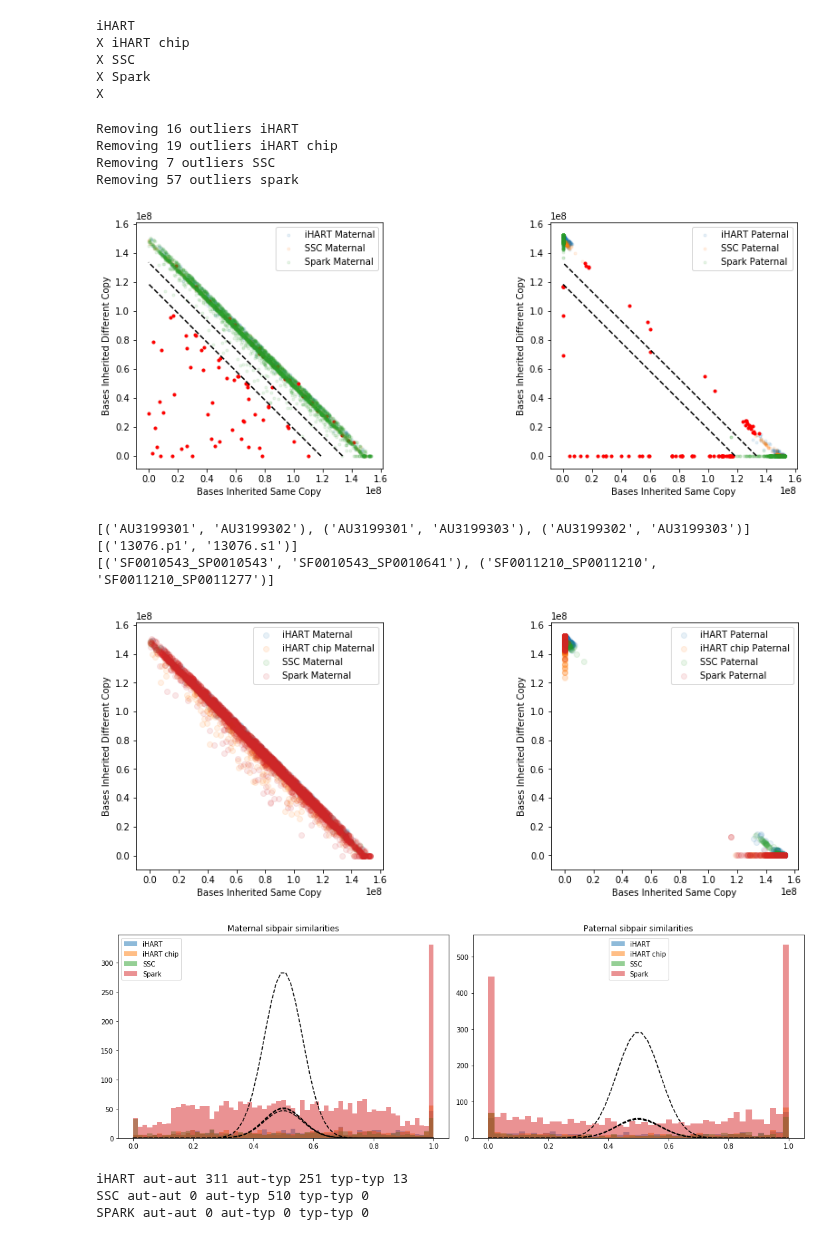
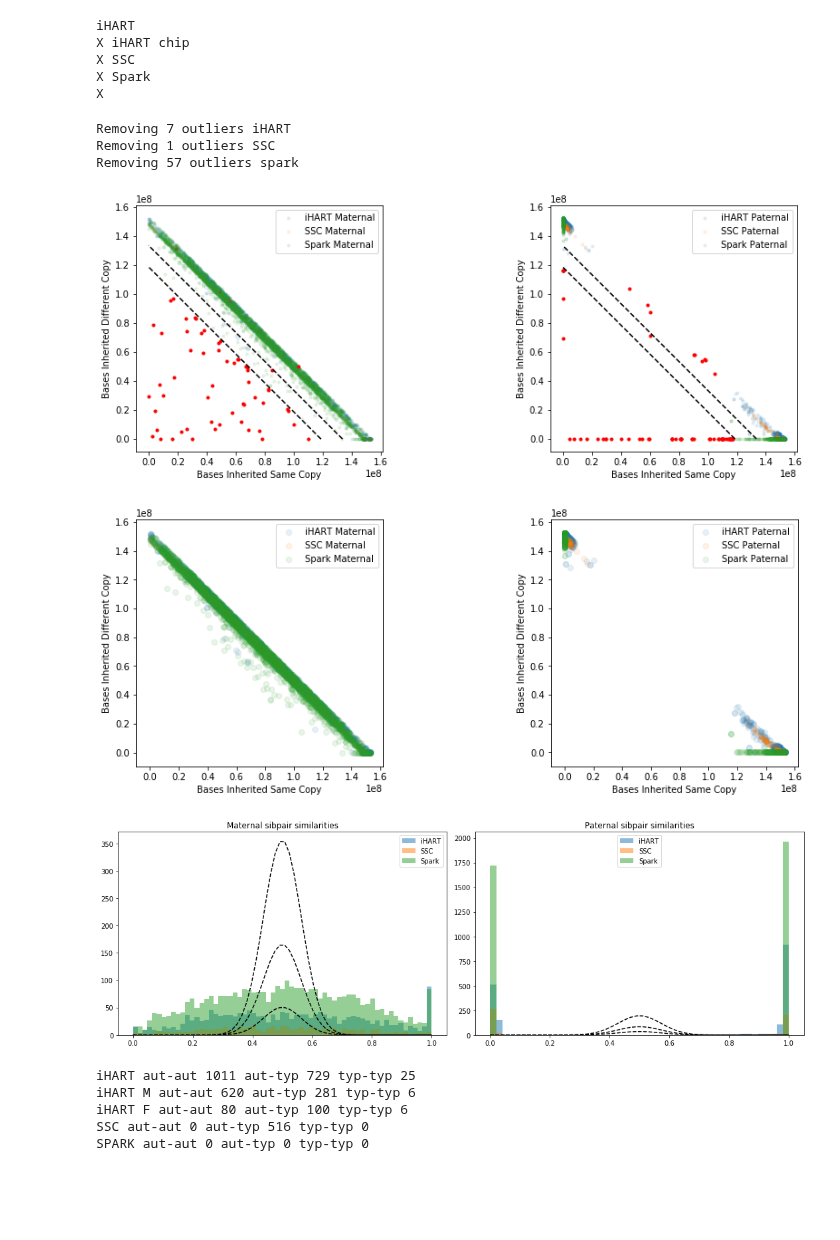
Before and after one commit to kpaskov/PhasingFamilies, a Jupyter notebook: analysis/Sibpair-Similarity.ipynb, the cells around one changed output. Drawn from its saved outputs; the diff is of its cells as text; code cells hidden in the pictures; blank space fills up the shorter version.

```diff
--- a/analysis/Sibpair-Similarity.ipynb
+++ b/analysis/Sibpair-Similarity.ipynb
@@ -187,7 +187,7 @@ X SSC
 X Spark
 X
 # %%
-ihart_sibpairs = sorted(set(ihart_sibpair_to_mat_match.keys()) & set(ihart_chip_sibpair_to_mat_match.keys()))
+ihart_sibpairs = sorted(set(ihart_sibpair_to_mat_match.keys()))# & set(ihart_chip_sibpair_to_mat_match.keys()))
 ssc_sibpairs = sorted(ssc_sibpair_to_mat_match.keys())
 spark_sibpairs = sorted(set(spark_sibpair_to_mat_match.keys())) #& set(spark_quad_sibpair_to_mat_match.keys()))
 
@@ -196,10 +196,10 @@ ihart_mat_mismatch = np.array([ihart_sibpair_to_mat_mismatch[k] for k in ihart_s
 ihart_pat_match = np.array([ihart_sibpair_to_pat_match[k] for k in ihart_sibpairs])
 ihart_pat_mismatch = np.array([ihart_sibpair_to_pat_mismatch[k] for k in ihart_sibpairs])
 
-ihart_chip_mat_match = np.array([ihart_chip_sibpair_to_mat_match[k] for k in ihart_sibpairs])
-ihart_chip_mat_mismatch = np.array([ihart_chip_sibpair_to_mat_mismatch[k] for k in ihart_sibpairs])
-ihart_chip_pat_match = np.array([ihart_chip_sibpair_to_pat_match[k] for k in ihart_sibpairs])
-ihart_chip_pat_mismatch = np.array([ihart_chip_sibpair_to_pat_mismatch[k] for k in ihart_sibpairs])
+#ihart_chip_mat_match = np.array([ihart_chip_sibpair_to_mat_match[k] for k in ihart_sibpairs])
+#ihart_chip_mat_mismatch = np.array([ihart_chip_sibpair_to_mat_mismatch[k] for k in ihart_sibpairs])
+#ihart_chip_pat_match = np.array([ihart_chip_sibpair_to_pat_match[k] for k in ihart_sibpairs])
+#ihart_chip_pat_mismatch = np.array([ihart_chip_sibpair_to_pat_mismatch[k] for k in ihart_sibpairs])
 
 ssc_mat_match = np.array([ssc_sibpair_to_mat_match[k] for k in ssc_sibpairs])
 ssc_mat_mismatch = np.array([ssc_sibpair_to_mat_mismatch[k] for k in ssc_sibpairs])
@@ -215,7 +215,7 @@ spark_pat_mismatch = np.array([spark_sibpair_to_pat_mismatch[k] for k in spark_s
 def find_outliers(mat_match, mat_mismatch, pat_match, pat_mismatch):
     if chroms == ['X']:
         m = np.median(np.vstack((mat_match+mat_mismatch, pat_match+pat_mismatch)))
-        pat_ok = (pat_match < 0.1*m) | (pat_mismatch < 0.1*m)
+        pat_ok = (pat_match < 0.25*m) | (pat_mismatch < 0.25*m)
         return ~pat_ok | (mat_match+mat_mismatch < 0.8*m)
     else:
         #sd_cutoff = stats.norm.isf(0.05/mat_match.shape[0])
@@ -237,8 +237,8 @@ def find_outliers(mat_match, mat_mismatch, pat_match, pat_mismatch):
 ihart_outliers = find_outliers(ihart_mat_match, ihart_mat_mismatch, ihart_pat_match, ihart_pat_mismatch)
 print('Removing %d outliers iHART' % np.sum(ihart_outliers))
 
-ihart_chip_outliers = find_outliers(ihart_chip_mat_match, ihart_chip_mat_mismatch, ihart_chip_pat_match, ihart_chip_pat_mismatch)
-print('Removing %d outliers iHART chip' % np.sum(ihart_chip_outliers))
+#ihart_chip_outliers = find_outliers(ihart_chip_mat_match, ihart_chip_mat_mismatch, ihart_chip_pat_match, ihart_chip_pat_mismatch)
+#print('Removing %d outliers iHART chip' % np.sum(ihart_chip_outliers))
 
 ssc_outliers = find_outliers(ssc_mat_match, ssc_mat_mismatch, ssc_pat_match, ssc_pat_mismatch)
 print('Removing %d outliers SSC' % np.sum(ssc_outliers))
@@ -246,9 +246,8 @@ print('Removing %d outliers SSC' % np.sum(ssc_outliers))
 spark_outliers = find_outliers(spark_mat_match, spark_mat_mismatch, spark_pat_match, spark_pat_mismatch)
 print('Removing %d outliers spark' % np.sum(spark_outliers))
 # %% [output]
-Removing 16 outliers iHART
-Removing 19 outliers iHART chip
-Removing 7 outliers SSC
+Removing 7 outliers iHART
+Removing 1 outliers SSC
 Removing 57 outliers spark
 # %%
 plt.figure(figsize=(15, 5))
@@ -303,19 +302,11 @@ plt.plot([0.9*m, 0], [0, 0.9*m], color='black', linestyle='--')
 
 plt.show()
 # %% [output]
-[figure, old version]
+[figure, new version]
-# %%
-print([ihart_sibpairs[i] for i in np.where((ihart_pat_match > 40000000) & (ihart_pat_mismatch > 40000000))[0]])
-print([ssc_sibpairs[i] for i in np.where((ssc_pat_match > 40000000) & (ssc_pat_mismatch > 40000000))[0]])
-print([spark_sibpairs[i] for i in np.where((spark_pat_match > 40000000) & (spark_pat_mismatch > 40000000))[0]])
-# %% [output]
-[('AU3199301', 'AU3199302'), ('AU3199301', 'AU3199303'), ('AU3199302', 'AU3199303')]
-[('13076.p1', '13076.s1')]
-[('SF0010543_SP0010543', 'SF0010543_SP0010641'), ('SF0011210_SP0011210', 'SF0011210_SP0011277')]
 # %%
 #ihart_indices = ~ihart_outliers & ~ihart_quad_outliers & ~ihart_chip_outliers
 #ihart_indices = ~ihart_outliers #& ~ihart_quad_outliers
-ihart_indices = ~ihart_outliers & ~ihart_chip_outliers
+ihart_indices = ~ihart_outliers #& ~ihart_chip_outliers
 ssc_indices = ~ssc_outliers
 spark_indices = ~spark_outliers #& ~spark_quad_outliers
 
@@ -328,10 +319,10 @@ ihart_mat_mismatch = ihart_mat_mismatch[ihart_indices]
 ihart_pat_match = ihart_pat_match[ihart_indices]
 ihart_pat_mismatch = ihart_pat_mismatch[ihart_indices]
 
-ihart_chip_mat_match = ihart_chip_mat_match[ihart_indices]
-ihart_chip_mat_mismatch = ihart_chip_mat_mismatch[ihart_indices]
-ihart_chip_pat_match = ihart_chip_pat_match[ihart_indices]
-ihart_chip_pat_mismatch = ihart_chip_pat_mismatch[ihart_indices]
+#ihart_chip_mat_match = ihart_chip_mat_match[ihart_indices]
+#ihart_chip_mat_mismatch = ihart_chip_mat_mismatch[ihart_indices]
+#ihart_chip_pat_match = ihart_chip_pat_match[ihart_indices]
+#ihart_chip_pat_mismatch = ihart_chip_pat_mismatch[ihart_indices]
 
 ssc_mat_match = ssc_mat_match[ssc_indices]
 ssc_mat_mismatch = ssc_mat_mismatch[ssc_indices]
@@ -348,7 +339,7 @@ plt.figure(figsize=(15, 5))
 plt.subplot(1, 2, 1)
 
 plt.scatter(ihart_mat_match, ihart_mat_mismatch, alpha=0.1, label='iHART Maternal')
-plt.scatter(ihart_chip_mat_match, ihart_chip_mat_mismatch, alpha=0.1, label='iHART chip Maternal')
+#plt.scatter(ihart_chip_mat_match, ihart_chip_mat_mismatch, alpha=0.1, label='iHART chip Maternal')
 plt.scatter(ssc_mat_match, ssc_mat_mismatch, alpha=0.1, label='SSC Maternal')
 plt.scatter(spark_mat_match, spark_mat_mismatch, alpha=0.1, label='Spark Maternal')
 
@@ -361,7 +352,7 @@ plt.gca().set_aspect('equal', adjustable='box')
 
 plt.subplot(1, 2, 2)
 plt.scatter(ihart_pat_match, ihart_pat_mismatch, alpha=0.1, label='iHART Paternal')
-plt.scatter(ihart_chip_pat_match, ihart_chip_pat_mismatch, alpha=0.1, label='iHART chip Paternal')
+#plt.scatter(ihart_chip_pat_match, ihart_chip_pat_mismatch, alpha=0.1, label='iHART chip Paternal')
 plt.scatter(ssc_pat_match, ssc_pat_mismatch, alpha=0.1, label='SSC Paternal')
 plt.scatter(spark_pat_match, spark_pat_mismatch, alpha=0.1, label='Spark Paternal')
 
@@ -374,7 +365,7 @@ plt.gca().set_aspect('equal', adjustable='box')
 
 plt.show()
 # %% [output]
-[figure, old version]
+[figure, new version]
 # %%
 ihart_mat = ihart_mat_match/(ihart_mat_match+ihart_mat_mismatch)
 ihart_pat = ihart_pat_match/(ihart_pat_match+ihart_pat_mismatch)
@@ -391,42 +382,50 @@ spark_pat = spark_pat_match/(spark_pat_match+spark_pat_mismatch)
 plt.figure(figsize=(15, 5))
 
 plt.subplot(1, 2, 1)
 p = 0.5
 n = (21+42)
 x_axis = np.arange(0, n+1)
 plt.plot((x_axis)/n, len([x for x in ihart_mat if x < 0.95])*stats.binom.pmf(x_axis, n, p), color='black', linestyle='--')
-plt.plot((x_axis)/n, len([x for x in ihart_chip_mat if x < 0.95])*stats.binom.pmf(x_axis, n, p), color='black', linestyle='--')
+#plt.plot((x_axis)/n, len([x for x in ihart_chip_mat if x < 0.95])*stats.binom.pmf(x_axis, n, p), color='black', linestyle='--')
 plt.plot((x_axis)/n, len([x for x in ssc_mat if x < 0.95])*stats.binom.pmf(x_axis, n, p), color='black', linestyle='--')
 plt.plot((x_axis)/n, len([x for x in spark_mat if x < 0.95])*stats.binom.pmf(x_axis, n, p), color='black', linestyle='--')
 plt.hist(ihart_mat, bins=x_axis/n, alpha=0.5, label='iHART')
-plt.hist(ihart_chip_mat, bins=x_axis/n, alpha=0.5, label='iHART chip')
+#plt.hist(ihart_chip_mat, bins=x_axis/n, alpha=0.5, label='iHART chip')
 plt.hist(ssc_mat, bins=x_axis/n, alpha=0.5, label='SSC')
 plt.hist(spark_mat, bins=x_axis/n, alpha=0.5, label='Spark')
 plt.legend()
 plt.title('Maternal sibpair similarities')
 
 plt.subplot(1, 2, 2)
 n = (21+28)
 x_axis = np.arange(0, n+1)
 plt.plot((x_axis)/n, len([x for x in ihart_pat if x < 0.95])*stats.binom.pmf(x_axis, n, p), color='black', linestyle='--')
-plt.plot((x_axis)/n, len([x for x in ihart_chip_pat if x < 0.95])*stats.binom.pmf(x_axis, n, p), color='black', linestyle='--')
+#plt.plot((x_axis)/n, len([x for x in ihart_chip_pat if x < 0.95])*stats.binom.pmf(x_axis, n, p), color='black', linestyle='--')
 plt.plot((x_axis)/n, len([x for x in ssc_pat if x < 0.95])*stats.binom.pmf(x_axis, n, p), color='black', linestyle='--')
 plt.plot((x_axis)/n, len([x for x in spark_pat if x < 0.95])*stats.binom.pmf(x_axis, n, p), color='black', linestyle='--')
 plt.hist(ihart_pat, bins=x_axis/n, alpha=0.5, label='iHART')
-plt.hist(ihart_chip_pat, bins=x_axis/n, alpha=0.5, label='iHART chip')
+#plt.hist(ihart_chip_pat, bins=x_axis/n, alpha=0.5, label='iHART chip')
 plt.hist(ssc_pat, bins=x_axis/n, alpha=0.5, label='SSC')
 plt.hist(spark_pat, bins=x_axis/n, alpha=0.5, label='Spark')
 plt.legend()
 plt.title('Paternal sibpair similarities')
 
 plt.tight_layout()
 plt.show()
 # %% [output]
-[figure, old version]
+[figure, new version]
 # %%
 ihart_aut_aut_indices = np.array([child_id_to_affected[x[0]]=='2' and child_id_to_affected[x[1]]=='2' for x in ihart_sibpairs])
 ihart_aut_typ_indices = np.array([(child_id_to_affected[x[0]]=='2' and child_id_to_affected[x[1]]=='1') or (child_id_to_affected[x[0]]=='1' and child_id_to_affected[x[1]]=='2') for x in ihart_sibpairs])
 ihart_typ_typ_indices = np.array([child_id_to_affected[x[0]]=='1' and child_id_to_affected[x[1]]=='1' for x in ihart_sibpairs])
+
+ihart_aut_aut_m_indices = np.array([child_id_to_affected[x[0]]=='2' and child_id_to_affected[x[1]]=='2' and child_id_to_sex[x[0]]=='1' and child_id_to_sex[x[1]]=='1' for x in ihart_sibpairs])
+ihart_aut_typ_m_indices = np.array([((child_id_to_affected[x[0]]=='2' and child_id_to_affected[x[1]]=='1') or (child_id_to_affected[x[0]]=='1' and child_id_to_affected[x[1]]=='2'))  and child_id_to_sex[x[0]]=='1' and child_id_to_sex[x[1]]=='1' for x in ihart_sibpairs])
+ihart_typ_typ_m_indices = np.array([child_id_to_affected[x[0]]=='1' and child_id_to_affected[x[1]]=='1' and child_id_to_sex[x[0]]=='1' and child_id_to_sex[x[1]]=='1' for x in ihart_sibpairs])
+
+ihart_aut_aut_f_indices = np.array([child_id_to_affected[x[0]]=='2' and child_id_to_affected[x[1]]=='2' and child_id_to_sex[x[0]]=='2' and child_id_to_sex[x[1]]=='2' for x in ihart_sibpairs])
+ihart_aut_typ_f_indices = np.array([((child_id_to_affected[x[0]]=='2' and child_id_to_affected[x[1]]=='1') or (child_id_to_affected[x[0]]=='1' and child_id_to_affected[x[1]]=='2')) and child_id_to_sex[x[0]]=='2' and child_id_to_sex[x[1]]=='2' for x in ihart_sibpairs])
+ihart_typ_typ_f_indices = np.array([child_id_to_affected[x[0]]=='1' and child_id_to_affected[x[1]]=='1' and child_id_to_sex[x[0]]=='2' and child_id_to_sex[x[1]]=='2' for x in ihart_sibpairs])
 
 ssc_aut_aut_indices = np.array([child_id_to_affected[x[0]]=='2' and child_id_to_affected[x[1]]=='2' for x in ssc_sibpairs])
 ssc_aut_typ_indices = np.array([(child_id_to_affected[x[0]]=='2' and child_id_to_affected[x[1]]=='1') or (child_id_to_affected[x[0]]=='1' and child_id_to_affected[x[1]]=='2') for x in ssc_sibpairs])
@@ -436,10 +435,15 @@ spark_aut_aut_indices = np.array([child_id_to_affected[x[0]]=='2' and child_id_t
 spark_aut_typ_indices = np.array([(child_id_to_affected[x[0]]=='2' and child_id_to_affected[x[1]]=='1') or (child_id_to_affected[x[0]]=='1' and child_id_to_affected[x[1]]=='2') for x in spark_sibpairs])
 spark_typ_typ_indices = np.array([child_id_to_affected[x[0]]=='1' and child_id_to_affected[x[1]]=='1' for x in spark_sibpairs])
 
+
 print('iHART', 'aut-aut', np.sum(ihart_aut_aut_indices), 'aut-typ', np.sum(ihart_aut_typ_indices), 'typ-typ', np.sum(ihart_typ_typ_indices))
+print('iHART M', 'aut-aut', np.sum(ihart_aut_aut_m_indices), 'aut-typ', np.sum(ihart_aut_typ_m_indices), 'typ-typ', np.sum(ihart_typ_typ_m_indices))
+print('iHART F', 'aut-aut', np.sum(ihart_aut_aut_f_indices), 'aut-typ', np.sum(ihart_aut_typ_f_indices), 'typ-typ', np.sum(ihart_typ_typ_f_indices))
 print('SSC', 'aut-aut', np.sum(ssc_aut_aut_indices), 'aut-typ', np.sum(ssc_aut_typ_indices), 'typ-typ', np.sum(ssc_typ_typ_indices))
 print('SPARK', 'aut-aut', np.sum(spark_aut_aut_indices), 'aut-typ', np.sum(spark_aut_typ_indices), 'typ-typ', np.sum(spark_typ_typ_indices))
 # %% [output]
-iHART aut-aut 311 aut-typ 251 typ-typ 13
-SSC aut-aut 0 aut-typ 510 typ-typ 0
+iHART aut-aut 1011 aut-typ 729 typ-typ 25
+iHART M aut-aut 620 aut-typ 281 typ-typ 6
+iHART F aut-aut 80 aut-typ 100 typ-typ 6
+SSC aut-aut 0 aut-typ 516 typ-typ 0
 SPARK aut-aut 0 aut-typ 0 typ-typ 0
```
Also changed, not shown: parts of 11 cells of this notebook, 21 other files.
